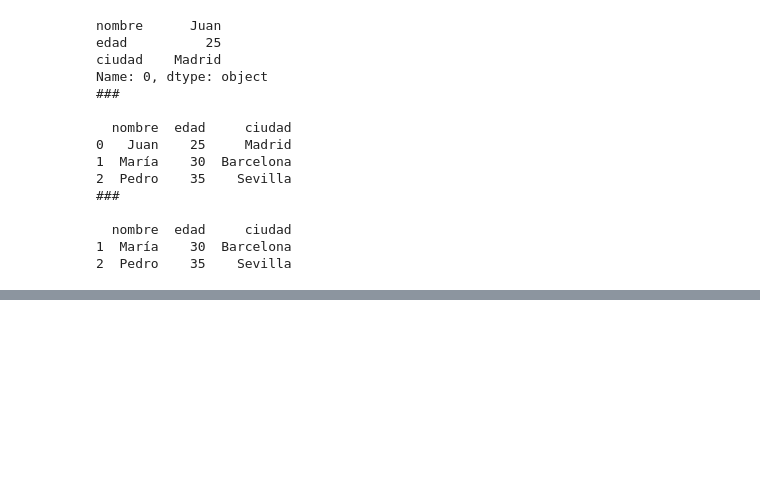
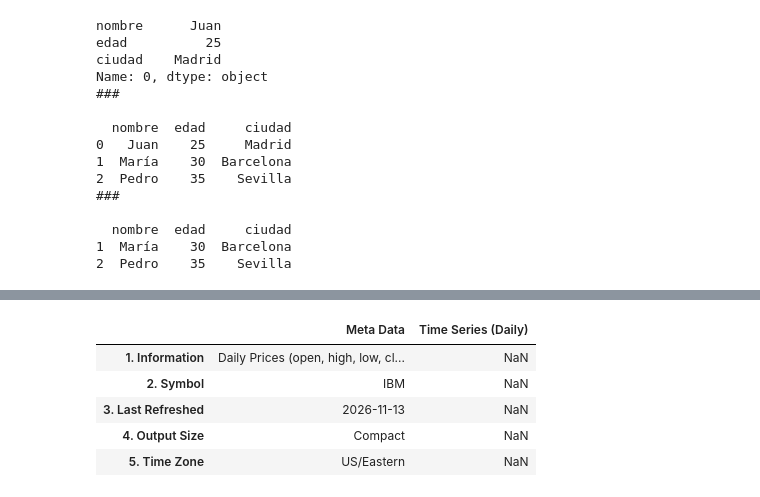
Before and after one commit to cgabrielcp/AnalisisDeDatos34, a Jupyter notebook: Sesion1/pandas.ipynb, the cells around one changed output, grey strips where cells are left out. Cells and saved outputs as stored; diff of their text form; code cells hidden in the pictures; blank space fills up the shorter version.

```diff
--- a/Sesion1/pandas.ipynb
+++ b/Sesion1/pandas.ipynb
@@ -198,0 +241,23 @@ Name: 0, dtype: object
+# %%
+url = "https://www.alphavantage.co/query"
+
+params = {
+    "function": "TIME_SERIES_DAILY",
+    "symbol": "IBM",
+    "apikey": "demo" ## reemplazar con tu clave
+}
+
+data = requests.get(url, params=params).json()
+
+df1 = pd.DataFrame(data)
+
+df_daily = pd.DataFrame(data['Time Series (Daily)'])
+
+df1.head()
+# %% [output]
+|  | Meta Data | Time Series (Daily) |
+| 1. Information | Daily Prices (open, high, low, cl... | NaN |
+| 2. Symbol | IBM | NaN |
+| 3. Last Refreshed | 2026-11-13 | NaN |
+| 4. Output Size | Compact | NaN |
+| 5. Time Zone | US/Eastern | NaN |
```
Also changed, not shown: parts of 5 cells of this notebook.
